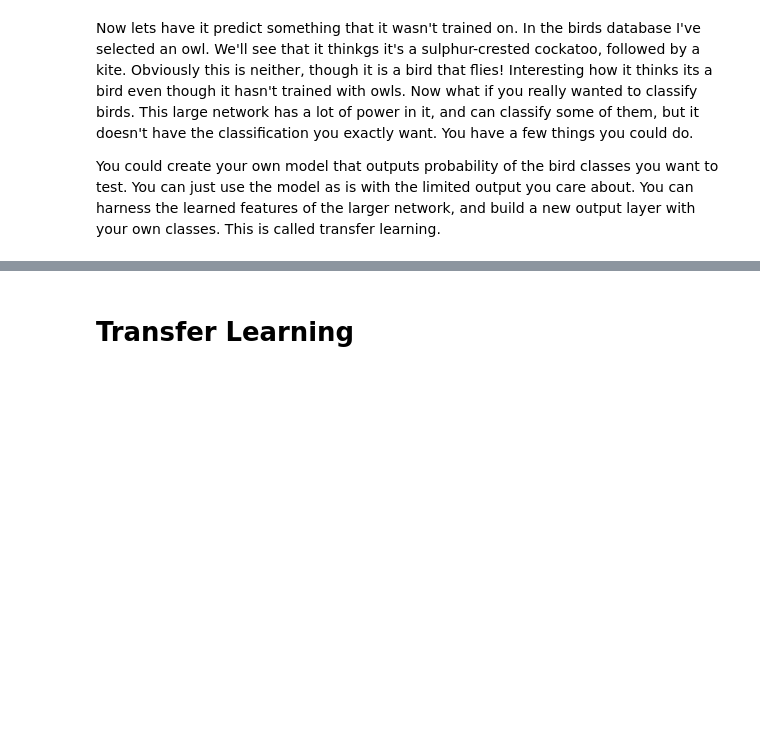
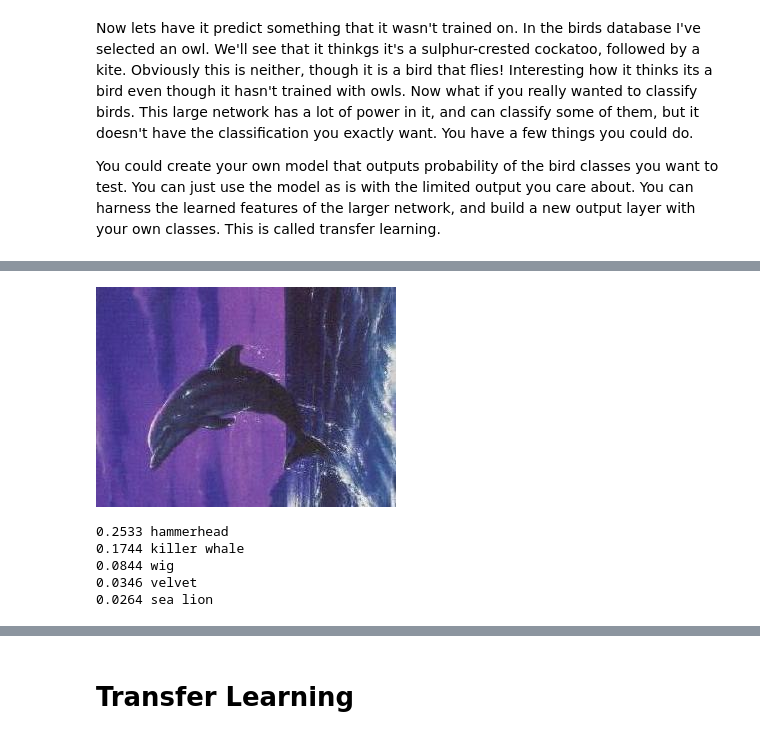
Before and after one commit to girishgupta/CNNTutorials, a Jupyter notebook: 5. TransferLearning_Tutorial/TransferLearningWithInception.ipynb, the cells around one changed output, grey strips where cells are left out. Cells and saved outputs as stored; diff of their text form; code cells hidden in the pictures; blank space fills up the shorter version.

```diff
--- a/5. TransferLearning_Tutorial/TransferLearningWithInception.ipynb
+++ b/5. TransferLearning_Tutorial/TransferLearningWithInception.ipynb
@@ -219,0 +225,9 @@ something = classify('birds/'+'owl/owl004.jpg', amount=2)
+# %%
+classify('101_ObjectCategories/'+'dolphin/image_0015.jpg', amount=5)
+# %% [output]
+[figure, added]
+0.2533 hammerhead
+0.1744 killer whale
+0.0844 wig
+0.0346 velvet
+0.0264 sea lion
```
Also changed, not shown: parts of 50 cells of this notebook.
